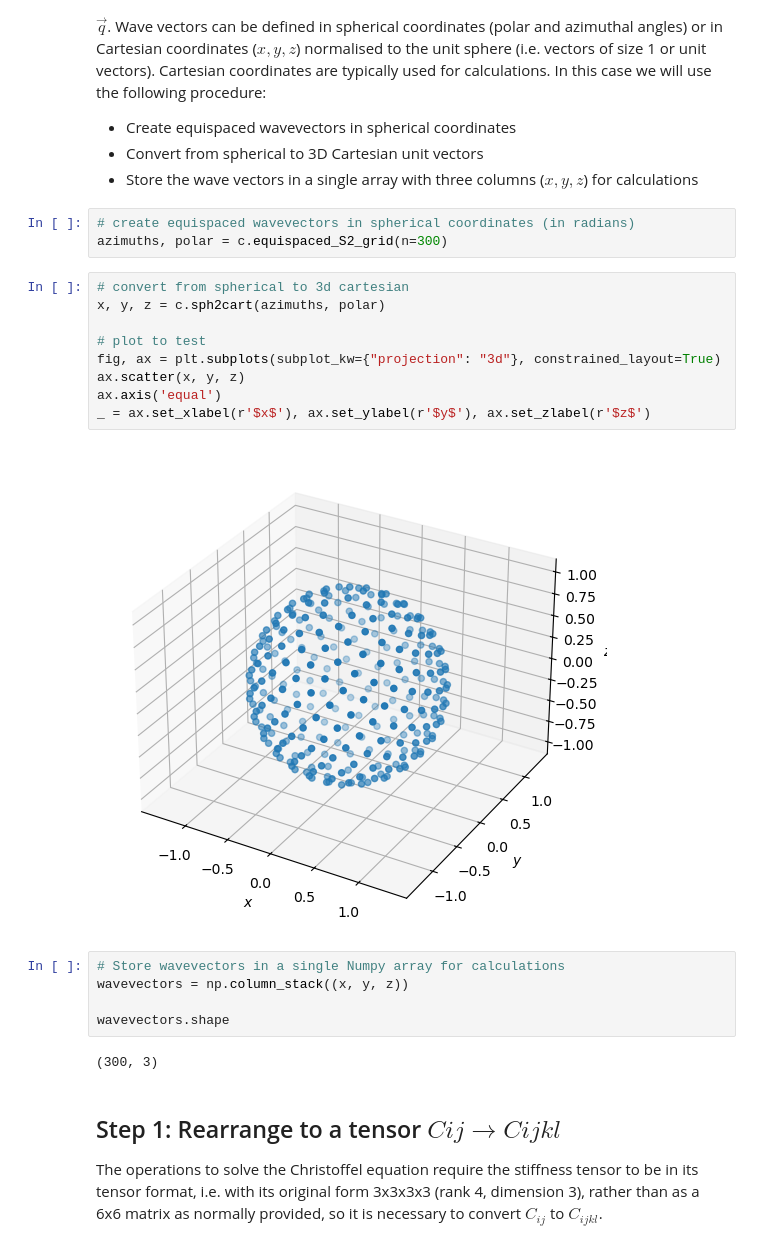
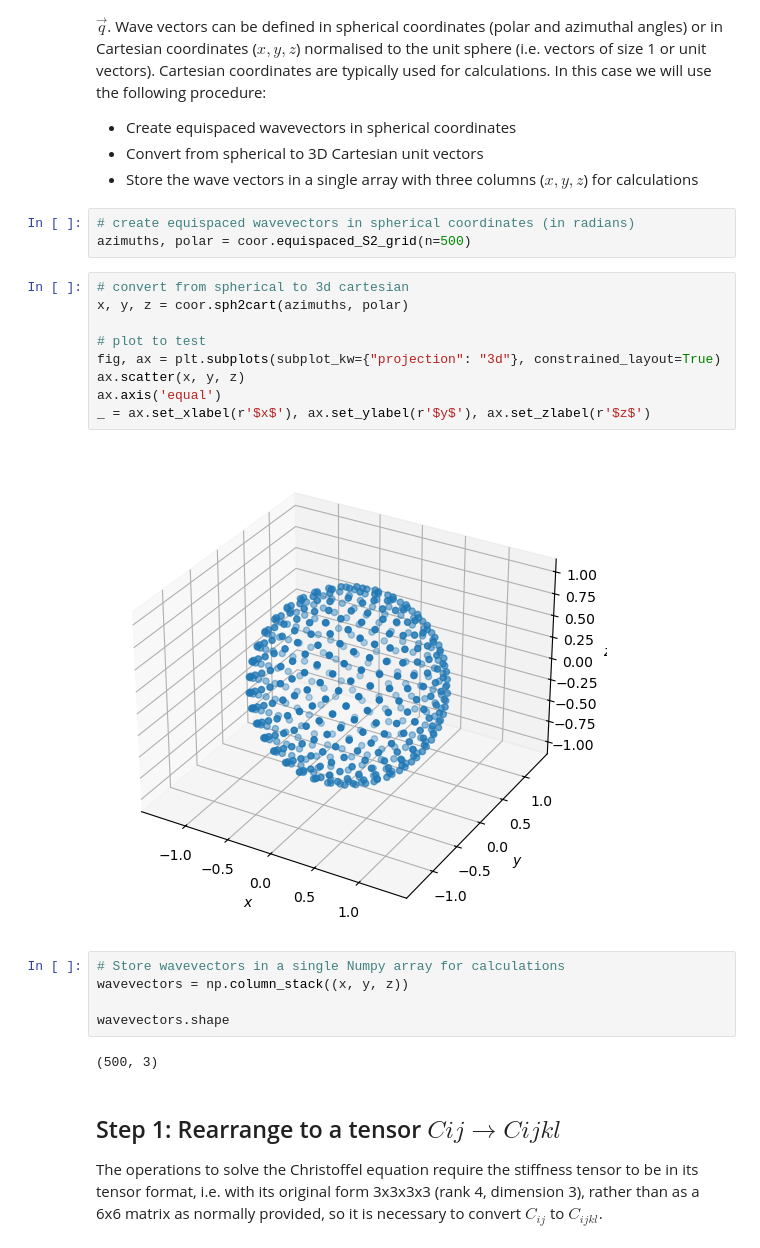
Before and after one commit to marcoalopez/PyRockWave, a Jupyter notebook: src/test_christoffel_stepbystep.ipynb, the cells around one changed output. Saved outputs shown, nothing was run; the diff lists cells and outputs as text.

```diff
--- a/src/test_christoffel_stepbystep.ipynb
+++ b/src/test_christoffel_stepbystep.ipynb
@@ -39,25 +39,25 @@ For most materials, the seismic properties are anisotropic, i.e. they depend on
 - Store the wave vectors in a single array with three columns ($x, y, z$) for calculations
 # %%
 # create equispaced wavevectors in spherical coordinates (in radians)
-azimuths, polar = c.equispaced_S2_grid(n=300)
+azimuths, polar = coor.equispaced_S2_grid(n=500)
 # %%
 # convert from spherical to 3d cartesian
-x, y, z = c.sph2cart(azimuths, polar)
+x, y, z = coor.sph2cart(azimuths, polar)
 
 # plot to test
 fig, ax = plt.subplots(subplot_kw={"projection": "3d"}, constrained_layout=True)
 ax.scatter(x, y, z)
 ax.axis('equal')
 _ = ax.set_xlabel(r'$x$'), ax.set_ylabel(r'$y$'), ax.set_zlabel(r'$z$')
 # %% [output]
-[figure, old version]
+[figure, new version]
 # %%
 # Store wavevectors in a single Numpy array for calculations
 wavevectors = np.column_stack((x, y, z))
 
 wavevectors.shape
 # %% [output]
-(300, 3)
+(500, 3)
 # %% [markdown]
 ## Step 1: Rearrange to a tensor $Cij → Cijkl$
 
```
Also changed, not shown: parts of 32 cells of this notebook.
